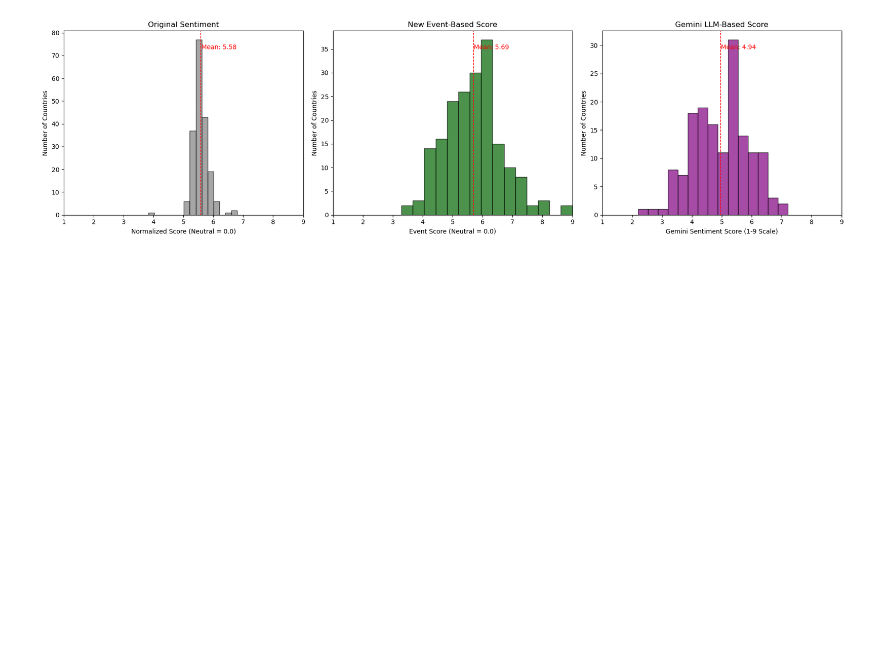
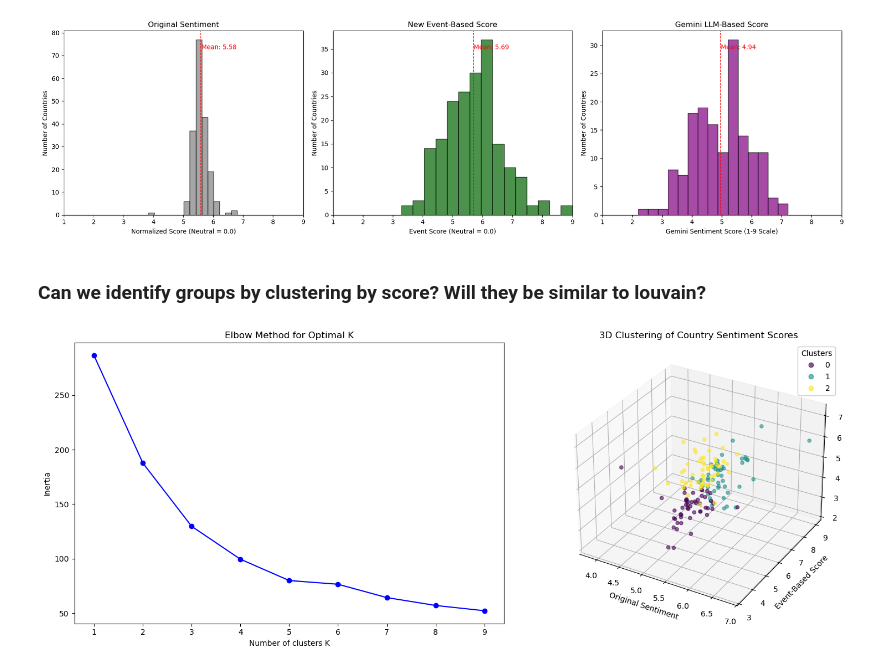
Before and after one commit to joaommata/WorldGraph, a Jupyter notebook: sentiment_analysis.ipynb, the cells around one changed output. Saved outputs shown, nothing was run; the diff lists cells and outputs as text; code cells hidden in the pictures; blank space fills up the shorter version.

Commit message:
tested clustering by score in the end

```diff
--- a/sentiment_analysis.ipynb
+++ b/sentiment_analysis.ipynb
@@ -490,3 +521,70 @@ plt.tight_layout()
 plt.show()
 # %% [output]
 [figure]
+# %% [markdown]
+### Can we identify groups by clustering by score? Will they be similar to louvain?
+# %%
+# Cluster by KMeans
+from sklearn.cluster import KMeans
+
+# FOR NOW, UNTIL I HAVE ALL SCORES , I NEED TO REMOVE NaNs
+# remove nans from gemini_sentiments_array for clustering
+valid_indices = ~np.isnan(gemini_sentiments_array)
+sentiments_array = sentiments_array[valid_indices]
+new_sentiments_array = new_sentiments_array[valid_indices]
+gemini_sentiments_array = gemini_sentiments_array[valid_indices]
+
+X = np.vstack((sentiments_array, new_sentiments_array, gemini_sentiments_array)).T
+
+# find optimal number of clusters using elbow method (optional)
+# i.e., plot inertia for different k values
+#  the right one will be the one where inertia starts decreasing more slowly
+inertia = []
+K_range = range(1, 10)
+for k in K_range:
+    kmeans = KMeans(n_clusters=k, random_state=42)
+    kmeans.fit(X)
+    inertia.append(kmeans.inertia_)
+
+
+# -------------------------
+# KMeans elbow (left) + 3D clusters (right)
+# -------------------------
+
+fig = plt.figure(figsize=(16, 6))
+
+# ---- LEFT: Elbow Plot ----
+ax1 = fig.add_subplot(1, 2, 1)
+ax1.plot(K_range, inertia, 'bo-')
+ax1.set_xlabel('Number of clusters K')
+ax1.set_ylabel('Inertia')
+ax1.set_title('Elbow Method for Optimal K')
+
+# ---- Fit KMeans for chosen K ----
+kmeans = KMeans(n_clusters=3, random_state=42)
+labels = kmeans.fit_predict(X)
+
+# ---- RIGHT: 3D Scatter Plot ----
+ax2 = fig.add_subplot(1, 2, 2, projection='3d')
+scatter = ax2.scatter(
+    sentiments_array,
+    new_sentiments_array,
+    gemini_sentiments_array,
+    c=labels,
+    cmap='viridis',
+    marker='o',
+    alpha=0.6
+)
+
+ax2.set_xlabel('Original Sentiment')
+ax2.set_ylabel('Event-Based Score')
+ax2.set_zlabel('Gemini LLM Score')
+ax2.set_title('3D Clustering of Country Sentiment Scores')
+
+legend1 = ax2.legend(*scatter.legend_elements(), title="Clusters")
+ax2.add_artist(legend1)
+
+plt.tight_layout()
+plt.show()
+# %% [output]
+[figure, added]
```
Also changed, not shown: parts of 2 cells of this notebook.
